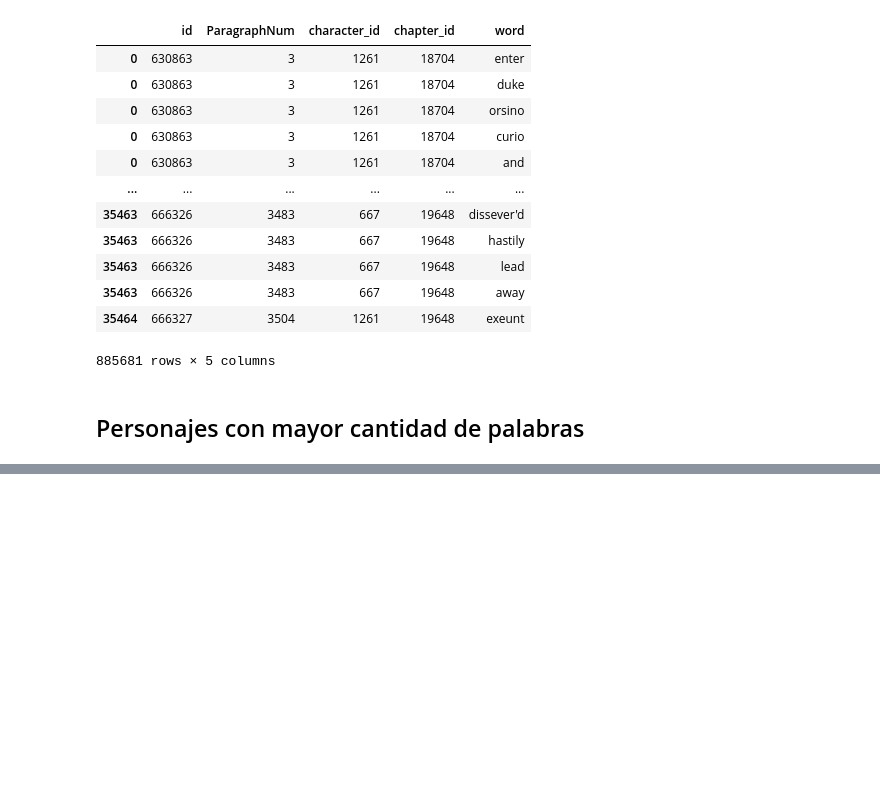
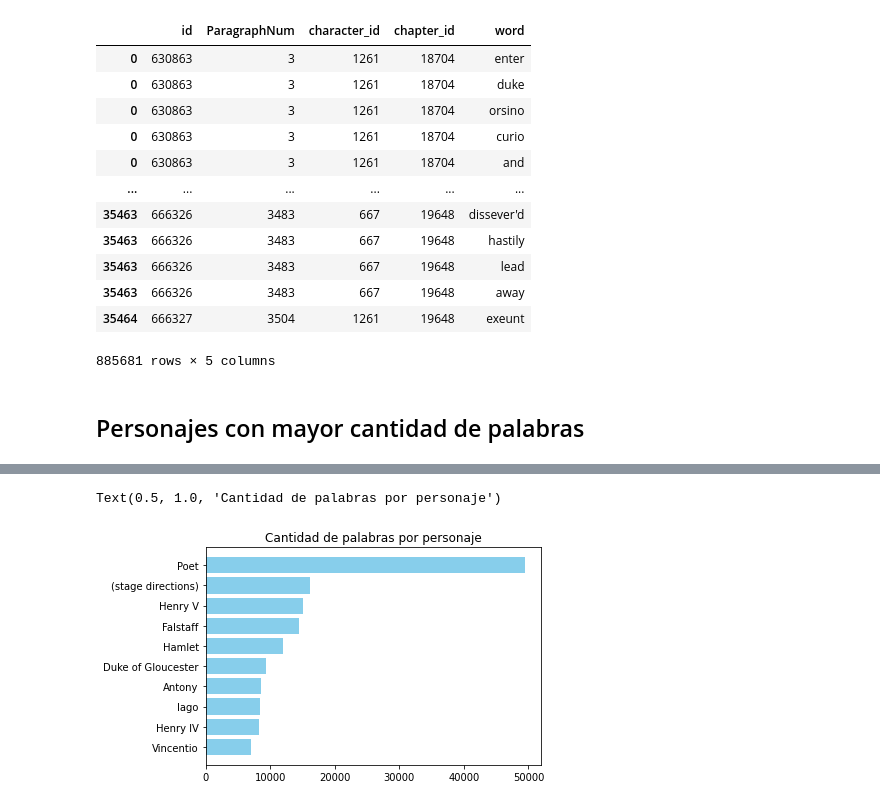
Before and after one commit to AlinaMendez/intro-cd, a Jupyter notebook: Tarea_1/shakespeare_propuesta.ipynb, the cells around one changed output, grey strips where cells are left out. Cells and saved outputs as stored; diff of their text form; code cells hidden in the pictures; blank space fills up the shorter version.

```diff
--- a/Tarea_1/shakespeare_propuesta.ipynb
+++ b/Tarea_1/shakespeare_propuesta.ipynb
@@ -573,0 +593,3 @@ Name: word, Length: 925, dtype: int64
+# %%
+words_per_character_not_clean = df_words_original.groupby("CharName")["word"].count().sort_values(ascending=False)
+words_per_character_not_clean
@@ -582,0 +631,10 @@ Sigo probando
+# %%
+# Ejemplo: 10 personajes con más palabras
+char_show = words_per_character_not_clean[:10]
+char_show = char_show[::-1]
+plt.barh(char_show.index, char_show.values, color='skyblue')
+_ = plt.xticks(rotation=0)
+plt.title('Cantidad de palabras por personaje')
+# %% [output]
+Text(0.5, 1.0, 'Cantidad de palabras por personaje')
+[figure, added]
```
Also changed, not shown: parts of 17 cells of this notebook.
